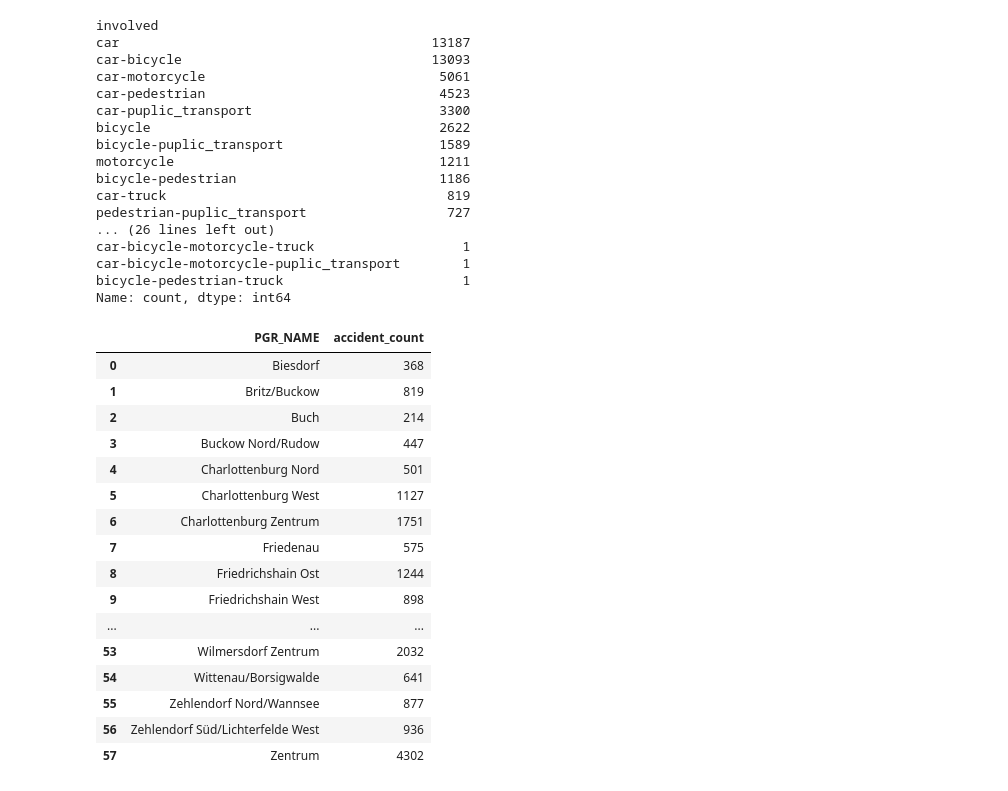
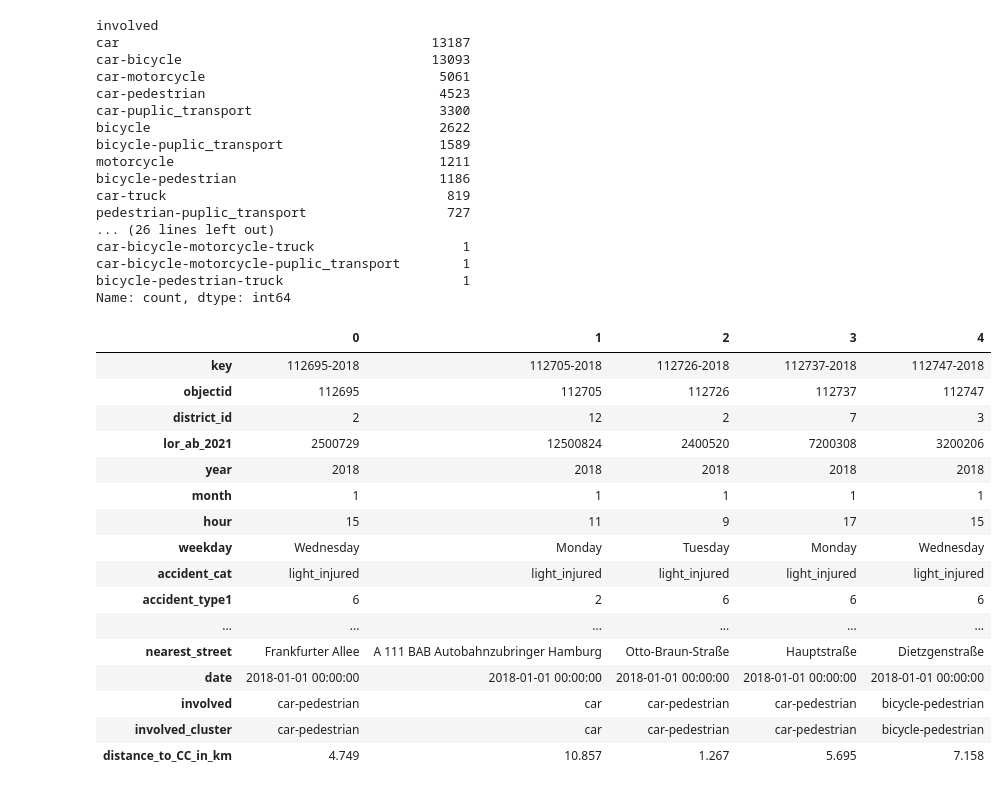
Before and after one commit to DomenicS/berlin-road-accidents, a Jupyter notebook: notebooks/02_data_wrangling.ipynb, the cells around one changed output. Drawn from its saved outputs; the diff is of its cells as text; code cells hidden in the pictures.

```diff
--- a/notebooks/02_data_wrangling.ipynb
+++ b/notebooks/02_data_wrangling.ipynb
@@ -159,20 +183,0 @@ accidents_per_district = accident.groupby('PGR_NAME').size().reset_index(name='a
-# %%
-accidents_per_district
-# %% [output]
-|  | PGR_NAME | accident_count |
-| 0 | Biesdorf | 368 |
-| 1 | Britz/Buckow | 819 |
-| 2 | Buch | 214 |
-| 3 | Buckow Nord/Rudow | 447 |
-| 4 | Charlottenburg Nord | 501 |
-| 5 | Charlottenburg West | 1127 |
-| 6 | Charlottenburg Zentrum | 1751 |
-| 7 | Friedenau | 575 |
-| 8 | Friedrichshain Ost | 1244 |
-| 9 | Friedrichshain West | 898 |
-| ... | ... | ... |
-| 53 | Wilmersdorf Zentrum | 2032 |
-| 54 | Wittenau/Borsigwalde | 641 |
-| 55 | Zehlendorf Nord/Wannsee | 877 |
-| 56 | Zehlendorf Süd/Lichterfelde West | 936 |
-| 57 | Zentrum | 4302 |
@@ -178,0 +186,20 @@ accidents_per_district
+# %%
+accident.head().T
+# %% [output]
+|  | 0 | 1 | 2 | 3 | 4 |
+| key | 112695-2018 | 112705-2018 | 112726-2018 | 112737-2018 | 112747-2018 |
+| objectid | 112695 | 112705 | 112726 | 112737 | 112747 |
+| district_id | 2 | 12 | 2 | 7 | 3 |
+| lor_ab_2021 | 2500729 | 12500824 | 2400520 | 7200308 | 3200206 |
+| year | 2018 | 2018 | 2018 | 2018 | 2018 |
+| month | 1 | 1 | 1 | 1 | 1 |
+| hour | 15 | 11 | 9 | 17 | 15 |
+| weekday | Wednesday | Monday | Tuesday | Monday | Wednesday |
+| accident_cat | light_injured | light_injured | light_injured | light_injured | light_injured |
+| accident_type1 | 6 | 2 | 6 | 6 | 6 |
+| ... | ... | ... | ... | ... | ... |
+| nearest_street | Frankfurter Allee | A 111 BAB Autobahnzubringer Hamburg | Otto-Braun-Straße | Hauptstraße | Dietzgenstraße |
+| date | 2018-01-01 00:00:00 | 2018-01-01 00:00:00 | 2018-01-01 00:00:00 | 2018-01-01 00:00:00 | 2018-01-01 00:00:00 |
+| involved | car-pedestrian | car | car-pedestrian | car-pedestrian | bicycle-pedestrian |
+| involved_cluster | car-pedestrian | car | car-pedestrian | car-pedestrian | bicycle-pedestrian |
+| distance_to_CC_in_km | 4.749 | 10.857 | 1.267 | 5.695 | 7.158 |
```
Also changed, not shown: parts of 9 cells of this notebook, 3 other files.
